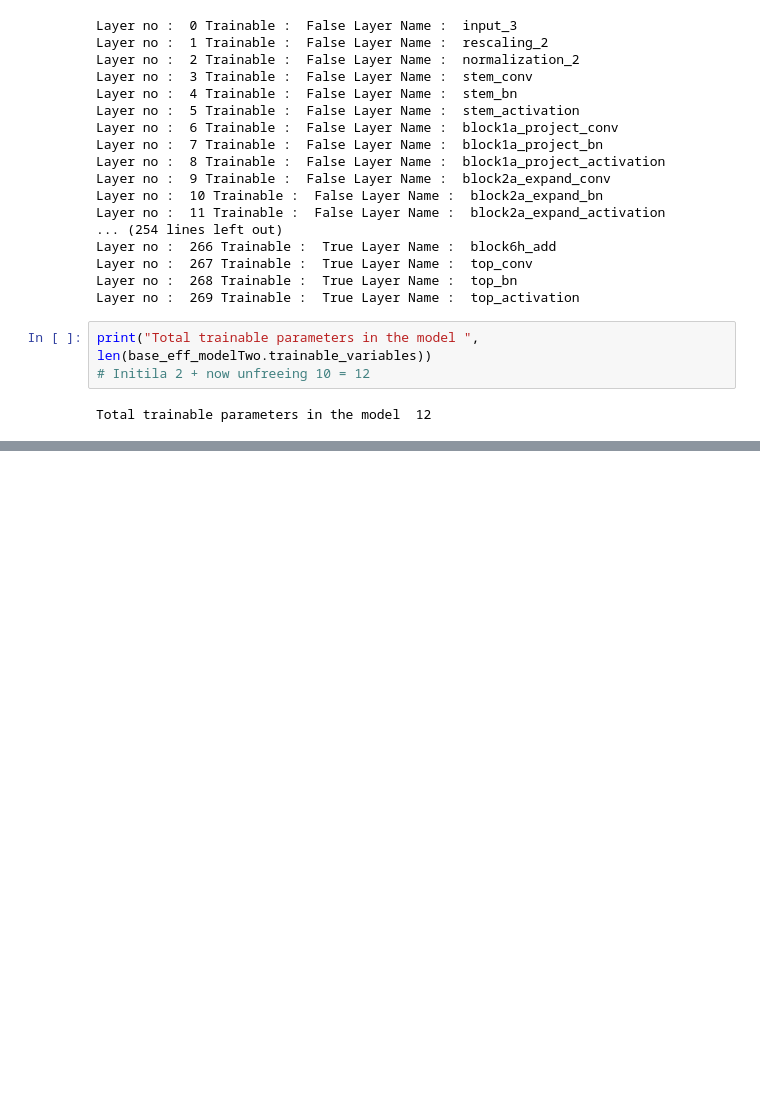
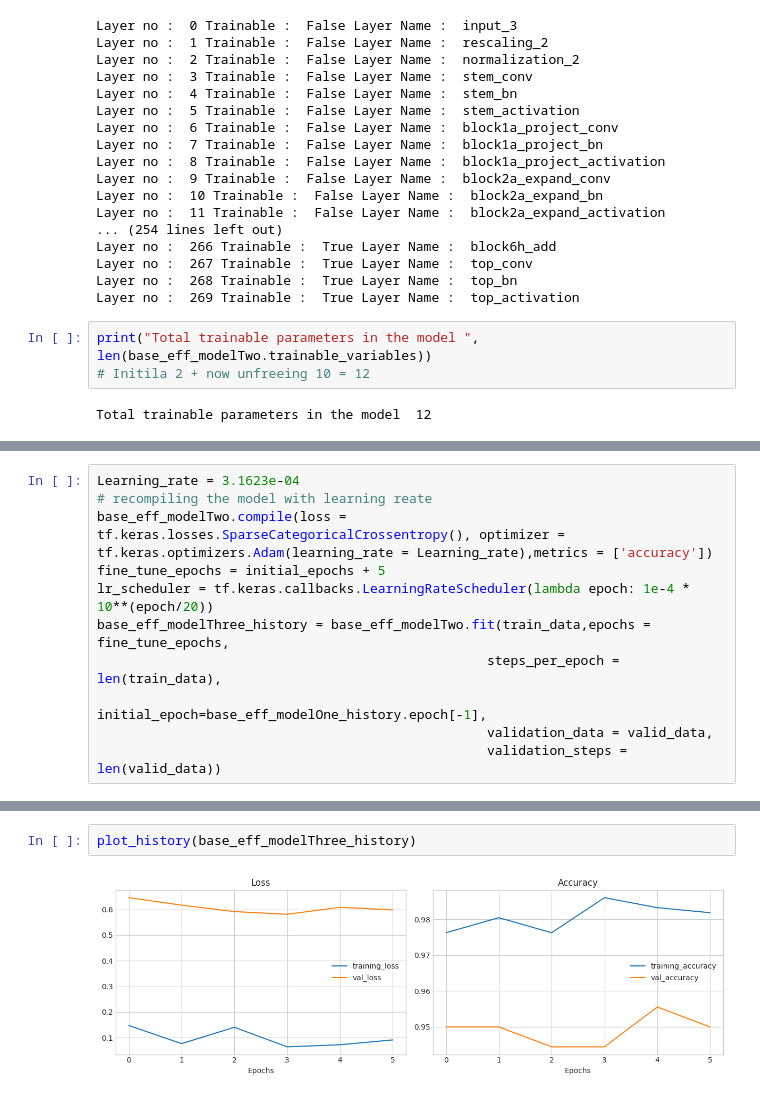
Before and after one commit to dibkb/tensorflow-udemy, a Jupyter notebook: dk-smoke-detection.ipynb, the cells around one changed output, grey strips where cells are left out. Saved outputs shown, nothing was run; the diff lists cells and outputs as text; blank space fills up the shorter version.

```diff
--- a/dk-smoke-detection.ipynb
+++ b/dk-smoke-detection.ipynb
@@ -422,0 +465,11 @@ plot_history(base_eff_modelTwo_history)
+# %%
+Learning_rate = 3.1623e-04
+# recompiling the model with learning reate
+base_eff_modelTwo.compile(loss = tf.keras.losses.SparseCategoricalCrossentropy(), optimizer = tf.keras.optimizers.Adam(learning_rate = Learning_rate),metrics = ['accuracy'])
+fine_tune_epochs = initial_epochs + 5
+lr_scheduler = tf.keras.callbacks.LearningRateScheduler(lambda epoch: 1e-4 * 10**(epoch/20))
+base_eff_modelThree_history = base_eff_modelTwo.fit(train_data,epochs = fine_tune_epochs,
+                                                  steps_per_epoch = len(train_data),
+                                                  initial_epoch=base_eff_modelOne_history.epoch[-1],
+                                                  validation_data = valid_data,
+                                                  validation_steps = len(valid_data))
@@ -422,0 +490,4 @@ plot_history(base_eff_modelTwo_history)
+# %%
+plot_history(base_eff_modelThree_history)
+# %% [output]
+[figure, added]
```
Also changed, not shown: parts of 20 cells of this notebook.
